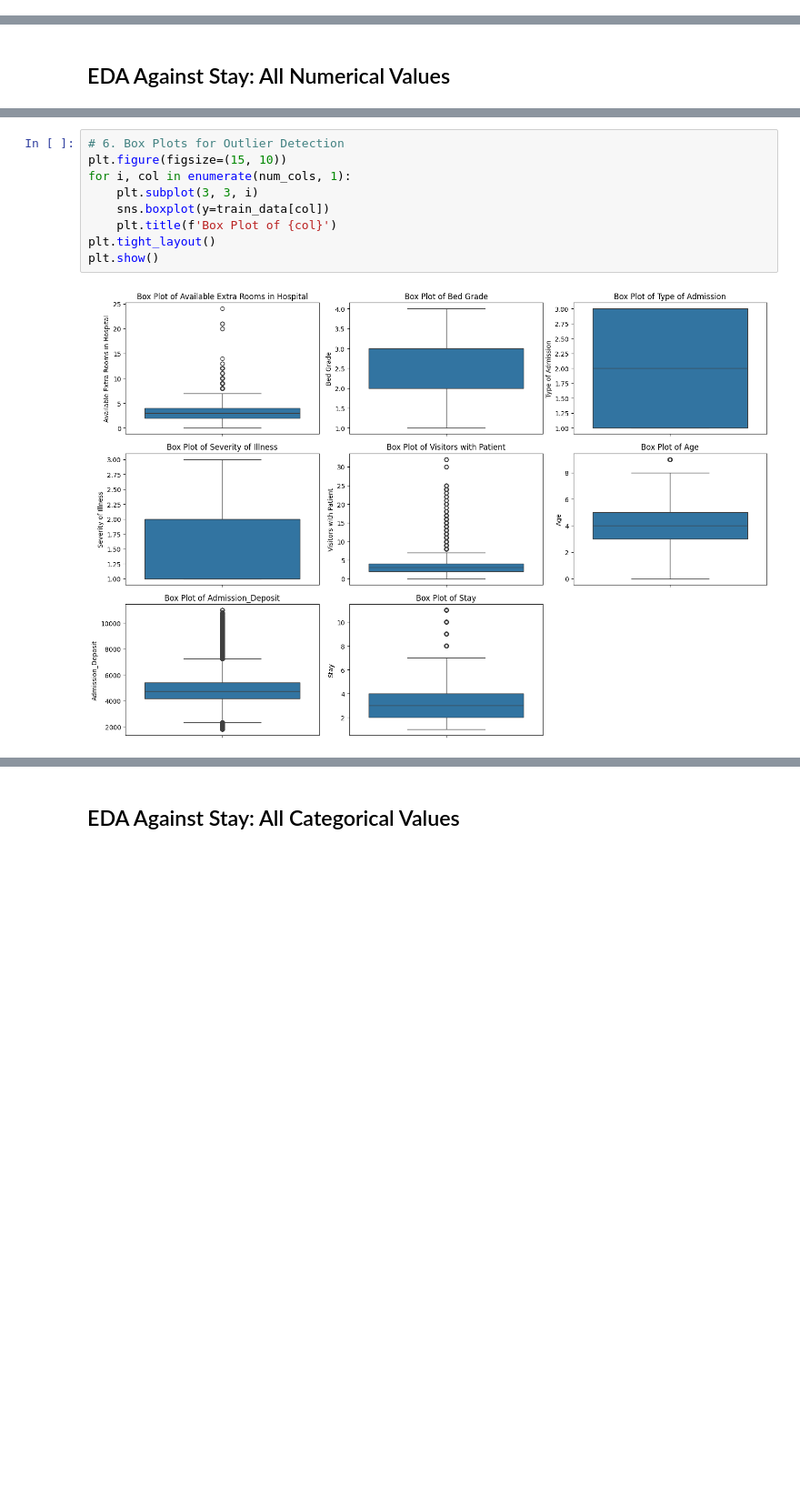
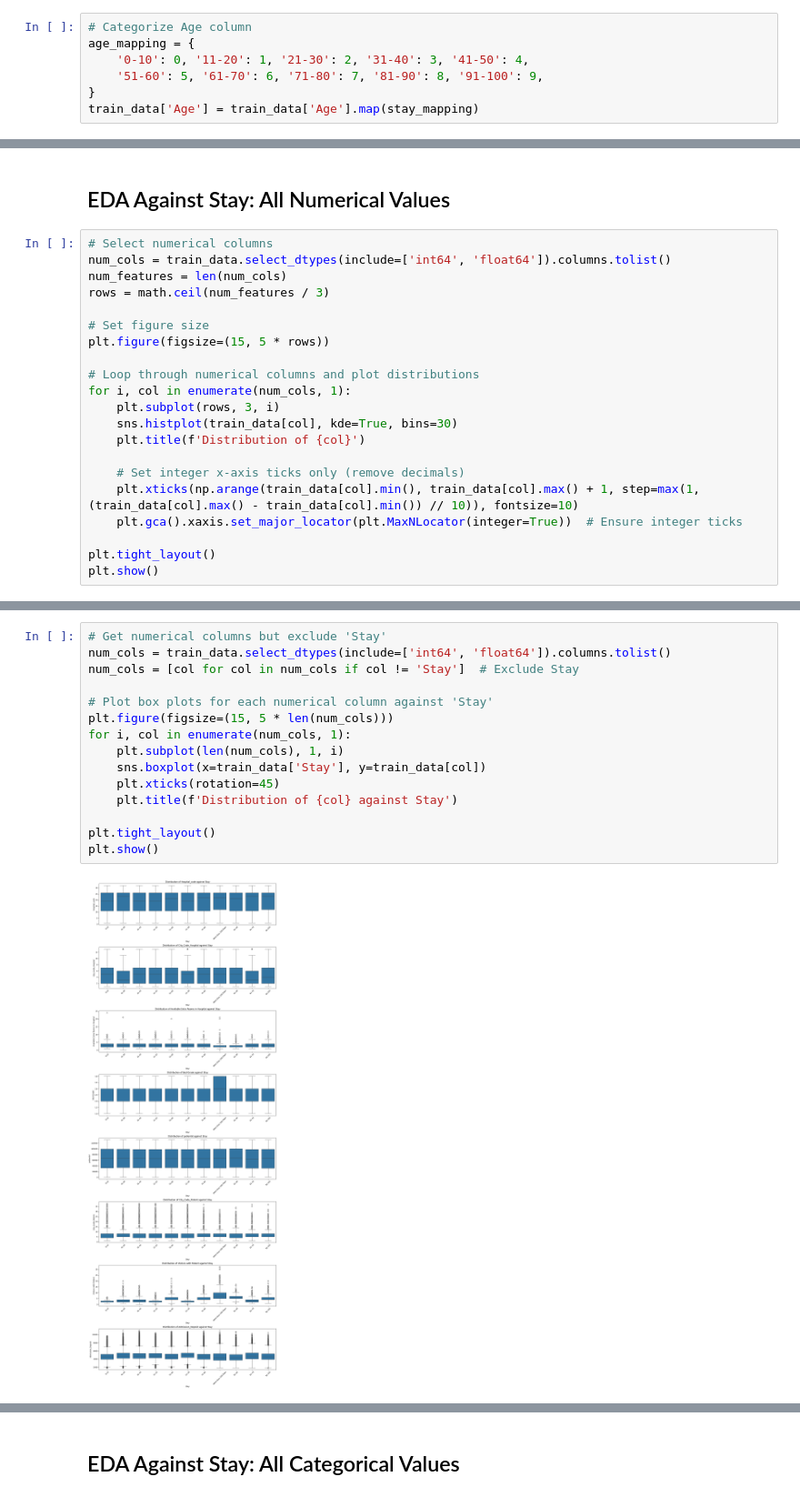
Before and after one commit to Jayjolie1026/4260, a Jupyter notebook: data_analysis.ipynb, the cells around one changed output, grey strips where cells are left out. Shown at 91% size. Saved outputs shown, nothing was run; the diff lists cells and outputs as text; blank space fills up the shorter version.

```diff
--- a/data_analysis.ipynb
+++ b/data_analysis.ipynb
@@ -158,0 +105,7 @@ for col in categorical_codes:
+# %%
+# Categorize Age column
+age_mapping = {
+    '0-10': 0, '11-20': 1, '21-30': 2, '31-40': 3, '41-50': 4,
+    '51-60': 5, '61-70': 6, '71-80': 7, '81-90': 8, '91-100': 9,
+}
+train_data['Age'] = train_data['Age'].map(stay_mapping)
@@ -192,2 +169,23 @@ train_data.head()
 # %% [markdown]
 ## EDA Against Stay: All Numerical Values
+# %%
+# Select numerical columns
+num_cols = train_data.select_dtypes(include=['int64', 'float64']).columns.tolist()
+num_features = len(num_cols)
+rows = math.ceil(num_features / 3)
+
+# Set figure size
+plt.figure(figsize=(15, 5 * rows))
+
+# Loop through numerical columns and plot distributions
+for i, col in enumerate(num_cols, 1):
+    plt.subplot(rows, 3, i)
+    sns.histplot(train_data[col], kde=True, bins=30)
+    plt.title(f'Distribution of {col}')
+
+    # Set integer x-axis ticks only (remove decimals)
+    plt.xticks(np.arange(train_data[col].min(), train_data[col].max() + 1, step=max(1, (train_data[col].max() - train_data[col].min()) // 10)), fontsize=10)
+    plt.gca().xaxis.set_major_locator(plt.MaxNLocator(integer=True))  # Ensure integer ticks
+
+plt.tight_layout()
+plt.show()
@@ -221,11 +220,17 @@ plt.show()
 # %%
-# 6. Box Plots for Outlier Detection
-plt.figure(figsize=(15, 10))
+# Get numerical columns but exclude 'Stay'
+num_cols = train_data.select_dtypes(include=['int64', 'float64']).columns.tolist()
+num_cols = [col for col in num_cols if col != 'Stay']  # Exclude Stay
+
+# Plot box plots for each numerical column against 'Stay'
+plt.figure(figsize=(15, 5 * len(num_cols)))
 for i, col in enumerate(num_cols, 1):
-    plt.subplot(3, 3, i)
-    sns.boxplot(y=train_data[col])
-    plt.title(f'Box Plot of {col}')
+    plt.subplot(len(num_cols), 1, i)
+    sns.boxplot(x=train_data['Stay'], y=train_data[col])
+    plt.xticks(rotation=45)
+    plt.title(f'Distribution of {col} against Stay')
+
 plt.tight_layout()
 plt.show()
 # %% [output]
-[figure, old version]
+[figure, new version]
```
Also changed, not shown: parts of 51 cells of this notebook, 1 other file.
